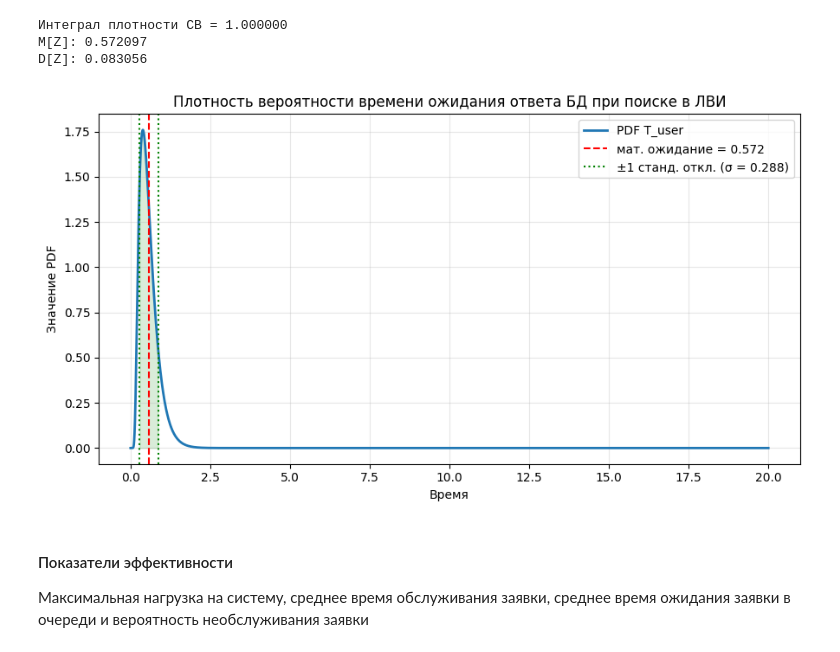
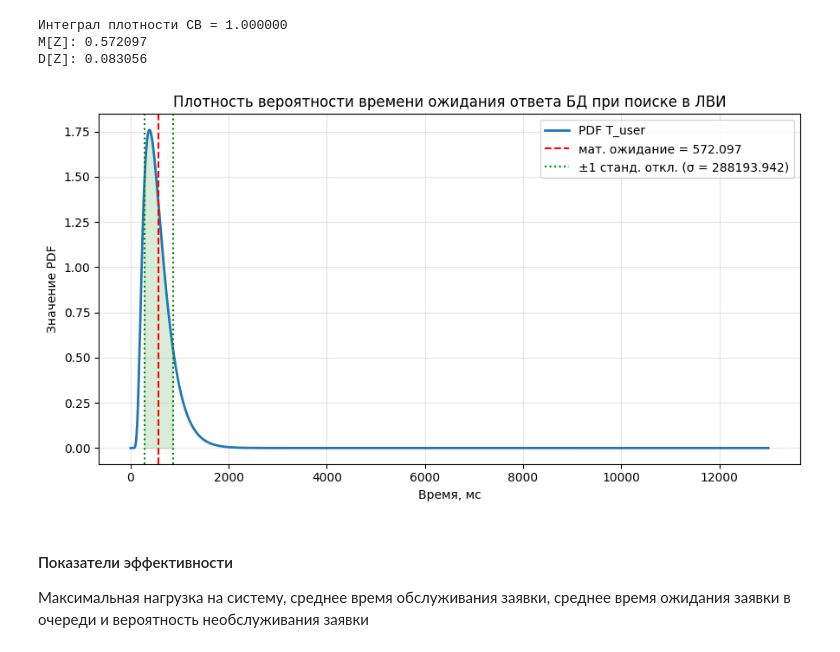
Before and after one commit to vitosotdihaet/pind, a Jupyter notebook: math-model-calculations/main.ipynb, the cells around one changed output. Saved outputs shown, nothing was run; the diff lists cells and outputs as text; code cells hidden in the pictures.

```diff
--- a/math-model-calculations/main.ipynb
+++ b/math-model-calculations/main.ipynb
@@ -199,7 +199,7 @@ time_user_search_LSI_mean = (
 time_user_search_LSI_variance = (
     time_user_request_response_variance + time_cluster_request_response_max_variance
 )
-time_user_search_LSI_std_deviance = np.sqrt(time_user_search_LSI_variance)
+time_user_search_LSI_std_deviance = np.sqrt(time_user_search_LSI_variance) * 1000
 
 print(f"M[Z]: {time_user_search_LSI_mean:.6f}")
 print(f"D[Z]: {time_user_search_LSI_variance:.6f}")
@@ -210,58 +210,58 @@ D[Z]: 0.083056
 # %%
 plt.figure(figsize=(9, 5))
 time_user_search_LSI_plot_interval = (time_user_request_response_grid >= 0) & (
-    time_user_request_response_grid <= 20
+    time_user_request_response_grid <= 1.8
 )
 plt.plot(
-    time_user_request_response_grid[time_user_search_LSI_plot_interval],
+    time_user_request_response_grid[time_user_search_LSI_plot_interval] * 1000,
     time_user_request_response_pdf[time_user_search_LSI_plot_interval],
     label="PDF T_user",
     lw=2,
 )
 plt.axvline(
-    time_user_search_LSI_mean,
+    time_user_search_LSI_mean * 1000,
     color="r",
     ls="--",
-    label=f"мат. ожидание = {time_user_search_LSI_mean:.3f}",
+    label=f"мат. ожидание = {time_user_search_LSI_mean * 1000:.3f}",
 )
 plt.axvline(
-    time_user_search_LSI_mean - time_user_search_LSI_std_deviance,
+    time_user_search_LSI_mean * 1000 - time_user_search_LSI_std_deviance,
     color="green",
     linestyle=":",
     linewidth=1.5,
-    label=f"±1 станд. откл. (σ = {time_user_search_LSI_std_deviance:.3f})",
+    label=f"±1 станд. откл. (σ = {time_user_search_LSI_std_deviance * 1000:.3f})",
 )
 plt.axvline(
-    time_user_search_LSI_mean + time_user_search_LSI_std_deviance,
+    time_user_search_LSI_mean * 1000 + time_user_search_LSI_std_deviance,
     color="green",
     linestyle=":",
     linewidth=1.5,
 )
 plt.fill_between(
-    time_user_request_response_grid,
+    time_user_request_response_grid * 1000,
     time_user_request_response_pdf,
     where=(
         (
-            time_user_request_response_grid
-            >= time_user_search_LSI_mean - time_user_search_LSI_std_deviance
+            time_user_request_response_grid * 1000
+            >= time_user_search_LSI_mean * 1000 - time_user_search_LSI_std_deviance
         )
         & (
-            time_user_request_response_grid
-            <= time_user_search_LSI_mean + time_user_search_LSI_std_deviance
+            time_user_request_response_grid * 1000
+            <= time_user_search_LSI_mean * 1000 + time_user_search_LSI_std_deviance
         )
     ),
     color="green",
     alpha=0.15,
 )
 plt.title("Плотность вероятности времени ожидания ответа БД при поиске в ЛВИ")
-plt.xlabel("Время")
+plt.xlabel("Время, мс")
 plt.ylabel("Значение PDF")
 plt.grid(alpha=0.3)
 plt.legend()
 plt.tight_layout()
 plt.show()
 # %% [output]
-[figure, old version]
+[figure, new version]
 # %% [markdown]
 #### Показатели эффективности
 
```
Also changed, not shown: parts of 4 cells of this notebook, 2 other files.
